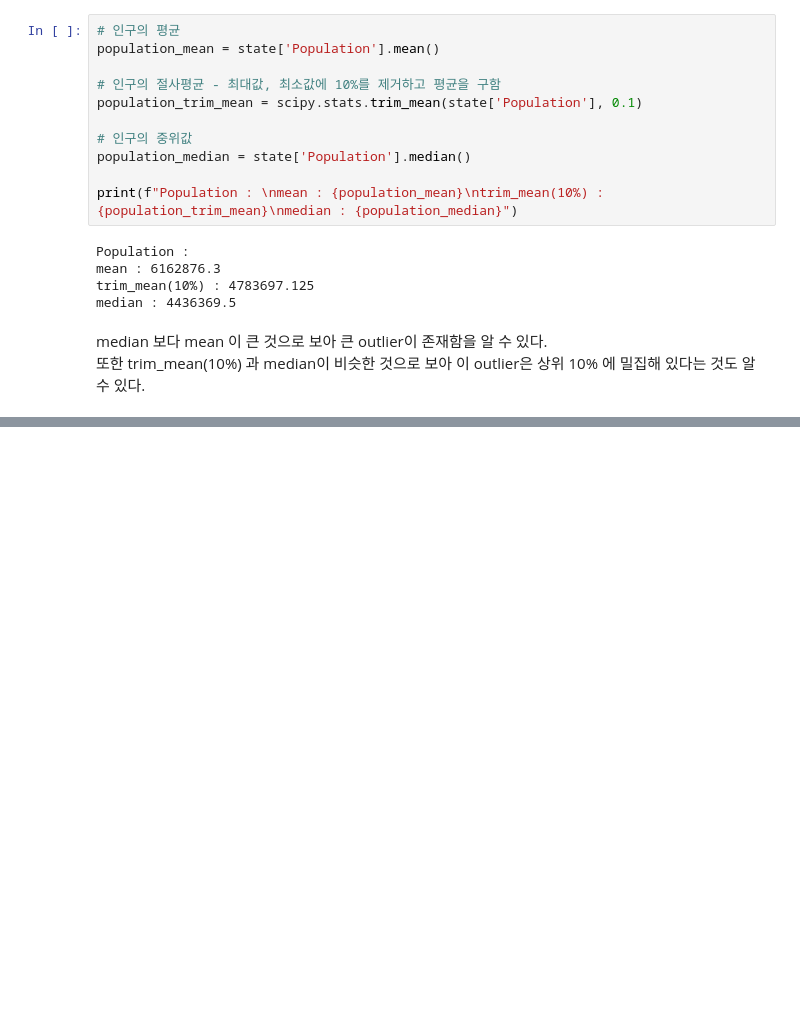
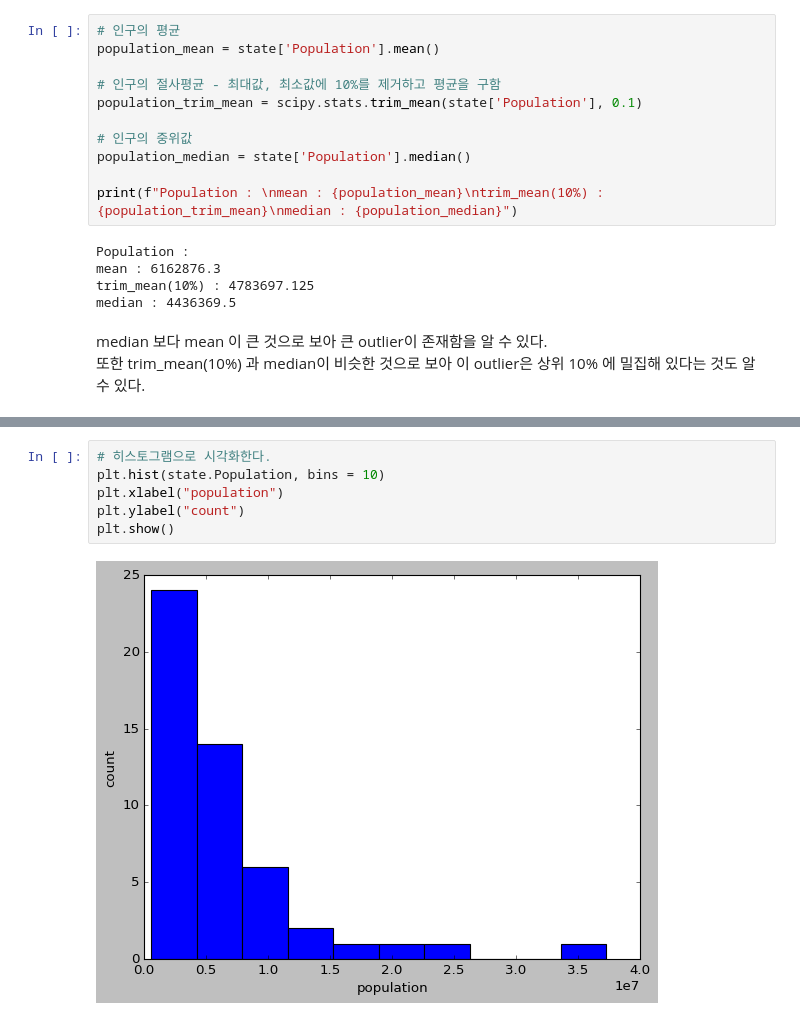
Before and after one commit to Hosung-Ahn/StatisticsForData, a Jupyter notebook: Chapter1-EDA/note.ipynb, the cells around one changed output, grey strips where cells are left out. Drawn from its saved outputs; the diff is of its cells as text; blank space fills up the shorter version.

```diff
--- a/Chapter1-EDA/note.ipynb
+++ b/Chapter1-EDA/note.ipynb
@@ -62,0 +98,8 @@ plt.vlines(np.linspace(*bounds,11), min(state_sorted.Population),
+# %%
+# 히스토그램으로 시각화한다.
+plt.hist(state.Population, bins = 10)
+plt.xlabel("population")
+plt.ylabel("count")
+plt.show()
+# %% [output]
+[figure, added]
```
Also changed, not shown: parts of 12 cells of this notebook, 3 other files.
